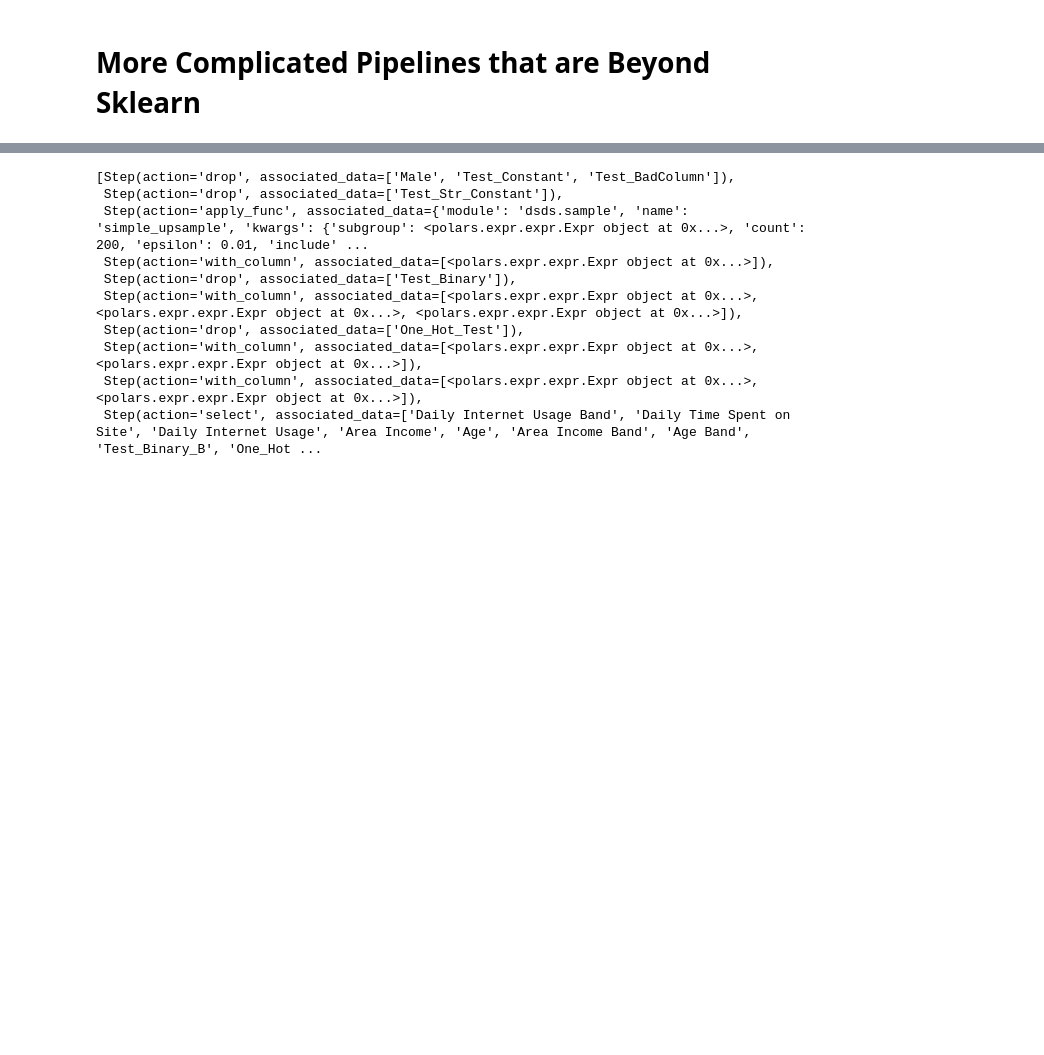
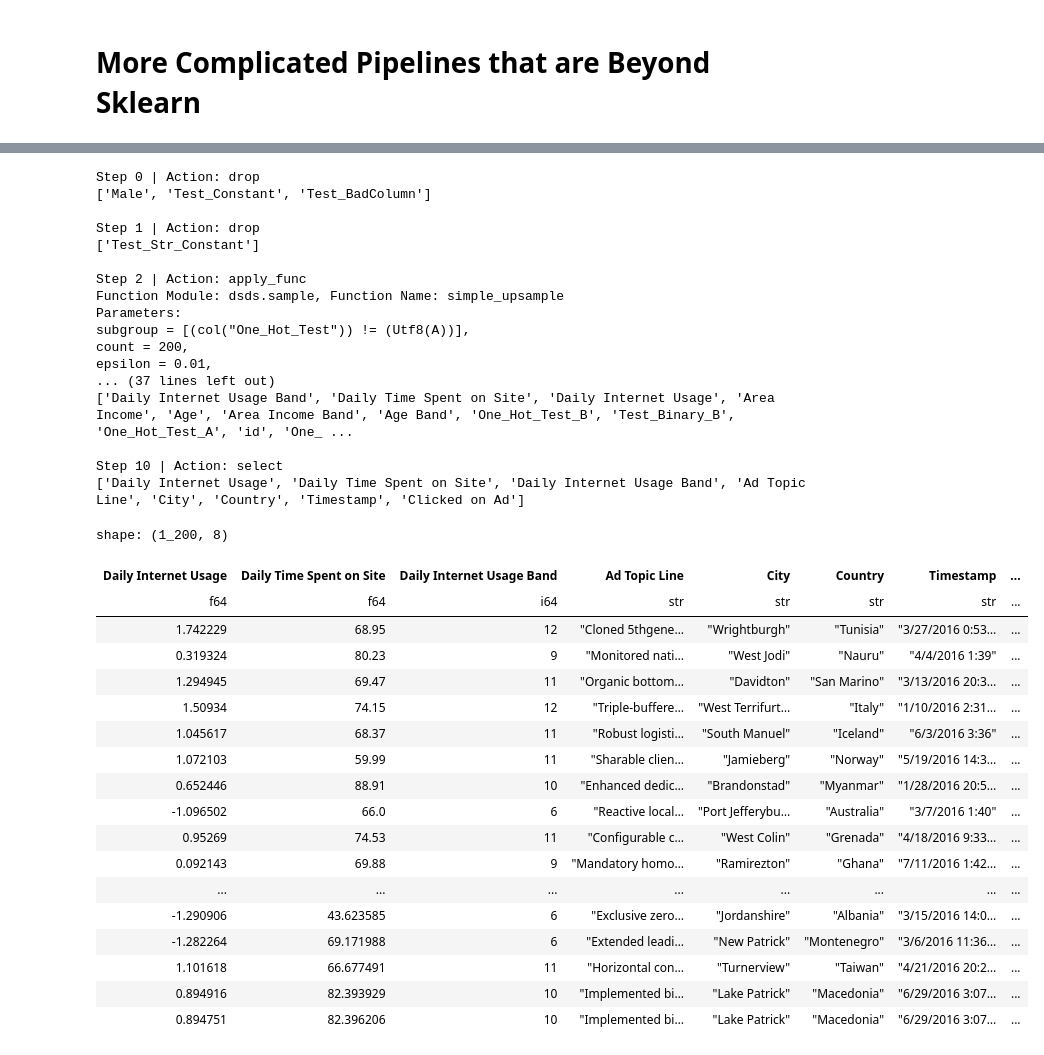
Before and after one commit to abstractqqq/dsds, a Jupyter notebook: examples/pipeline.ipynb, the cells around one changed output, grey strips where cells are left out. Drawn from its saved outputs; the diff is of its cells as text; code cells hidden in the pictures; blank space fills up the shorter version.

Commit message:
1. Fixed a bug in mutual info related to nan 2. Added str repr for blueprints 3. Small changes here and there

```diff
--- a/examples/pipeline.ipynb
+++ b/examples/pipeline.ipynb
@@ -191,7 +191,7 @@ output = input_df.pipe(var_removal, threshold = 0.5, target = "Clicked on Ad")\
     .pipe(impute, cols=["Area Income", "Daily Internet Usage"], strategy="median")\
     .pipe(scale, cols=["Area Income", "Daily Internet Usage"])\
     .pipe(mrmr_selector, target = "Clicked on Ad", top_k = 12, strategy="fscore")\
-    # .pipe(mutual_info_selector, target = "Clicked on Ad", top_k=3)
+    .pipe(mutual_info_selector, target = "Clicked on Ad", top_k=3)
 
 # Debug the nan issue
 # %% [output]
@@ -206,13 +208,42 @@ Selected 12 features. There are 5 columns the algorithm cannot process. They are
 # %%
-output.blueprint.steps
+output.blueprint
 # %% [output]
-[Step(action='drop', associated_data=['Male', 'Test_Constant', 'Test_BadColumn']),
- Step(action='drop', associated_data=['Test_Str_Constant']),
- Step(action='apply_func', associated_data={'module': 'dsds.sample', 'name': 'simple_upsample', 'kwargs': {'subgroup': <polars.expr.expr.Expr object at 0x...>, 'count': 200, 'epsilon': 0.01, 'include' ...
- Step(action='with_column', associated_data=[<polars.expr.expr.Expr object at 0x...>]),
- Step(action='drop', associated_data=['Test_Binary']),
- Step(action='with_column', associated_data=[<polars.expr.expr.Expr object at 0x...>, <polars.expr.expr.Expr object at 0x...>, <polars.expr.expr.Expr object at 0x...>]),
- Step(action='drop', associated_data=['One_Hot_Test']),
- Step(action='with_column', associated_data=[<polars.expr.expr.Expr object at 0x...>, <polars.expr.expr.Expr object at 0x...>]),
- Step(action='with_column', associated_data=[<polars.expr.expr.Expr object at 0x...>, <polars.expr.expr.Expr object at 0x...>]),
- Step(action='select', associated_data=['Daily Internet Usage Band', 'Daily Time Spent on Site', 'Daily Internet Usage', 'Area Income', 'Age', 'Area Income Band', 'Age Band', 'Test_Binary_B', 'One_Hot ...
+Step 0 | Action: drop
+['Male', 'Test_Constant', 'Test_BadColumn']
+
+Step 1 | Action: drop
+['Test_Str_Constant']
+
+Step 2 | Action: apply_func
+Function Module: dsds.sample, Function Name: simple_upsample
+Parameters:
+subgroup = [(col("One_Hot_Test")) != (Utf8(A))],
+count = 200,
+epsilon = 0.01,
+... (37 lines left out)
+['Daily Internet Usage Band', 'Daily Time Spent on Site', 'Daily Internet Usage', 'Area Income', 'Age', 'Area Income Band', 'Age Band', 'One_Hot_Test_B', 'Test_Binary_B', 'One_Hot_Test_A', 'id', 'One_ ...
+
+Step 10 | Action: select
+['Daily Internet Usage', 'Daily Time Spent on Site', 'Daily Internet Usage Band', 'Ad Topic Line', 'City', 'Country', 'Timestamp', 'Clicked on Ad']
+# %%
+output.collect()
+# %% [output]
+shape: (1_200, 8)
+| Daily Internet Usage | Daily Time Spent on Site | Daily Internet Usage Band | Ad Topic Line | City | Country | Timestamp | ... |
+| f64 | f64 | i64 | str | str | str | str | ... |
+| 1.742229 | 68.95 | 12 | "Cloned 5thgene… | "Wrightburgh" | "Tunisia" | "3/27/2016 0:53… | ... |
+| 0.319324 | 80.23 | 9 | "Monitored nati… | "West Jodi" | "Nauru" | "4/4/2016 1:39" | ... |
+| 1.294945 | 69.47 | 11 | "Organic bottom… | "Davidton" | "San Marino" | "3/13/2016 20:3… | ... |
+| 1.50934 | 74.15 | 12 | "Triple-buffere… | "West Terrifurt… | "Italy" | "1/10/2016 2:31… | ... |
+| 1.045617 | 68.37 | 11 | "Robust logisti… | "South Manuel" | "Iceland" | "6/3/2016 3:36" | ... |
+| 1.072103 | 59.99 | 11 | "Sharable clien… | "Jamieberg" | "Norway" | "5/19/2016 14:3… | ... |
+| 0.652446 | 88.91 | 10 | "Enhanced dedic… | "Brandonstad" | "Myanmar" | "1/28/2016 20:5… | ... |
+| -1.096502 | 66.0 | 6 | "Reactive local… | "Port Jefferybu… | "Australia" | "3/7/2016 1:40" | ... |
+| 0.95269 | 74.53 | 11 | "Configurable c… | "West Colin" | "Grenada" | "4/18/2016 9:33… | ... |
+| 0.092143 | 69.88 | 9 | "Mandatory homo… | "Ramirezton" | "Ghana" | "7/11/2016 1:42… | ... |
+| ... | ... | ... | ... | ... | ... | ... | ... |
+| -1.290906 | 43.623585 | 6 | "Exclusive zero… | "Jordanshire" | "Albania" | "3/15/2016 14:0… | ... |
+| -1.282264 | 69.171988 | 6 | "Extended leadi… | "New Patrick" | "Montenegro" | "3/6/2016 11:36… | ... |
+| 1.101618 | 66.677491 | 11 | "Horizontal con… | "Turnerview" | "Taiwan" | "4/21/2016 20:2… | ... |
+| 0.894916 | 82.393929 | 10 | "Implemented bi… | "Lake Patrick" | "Macedonia" | "6/29/2016 3:07… | ... |
+| 0.894751 | 82.396206 | 10 | "Implemented bi… | "Lake Patrick" | "Macedonia" | "6/29/2016 3:07… | ... |
```
Also changed, not shown: parts of 3 cells of this notebook, 5 other files.
